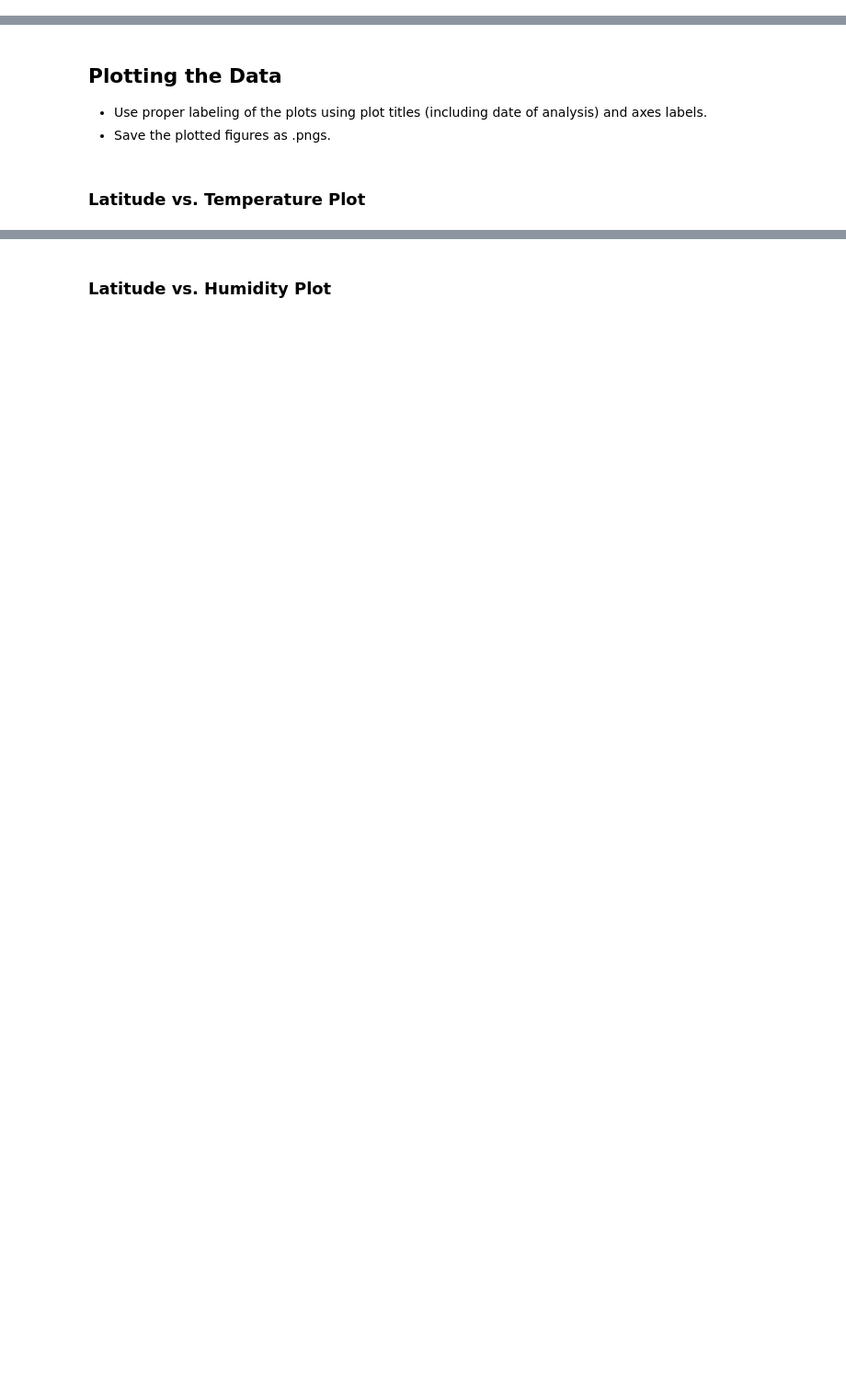
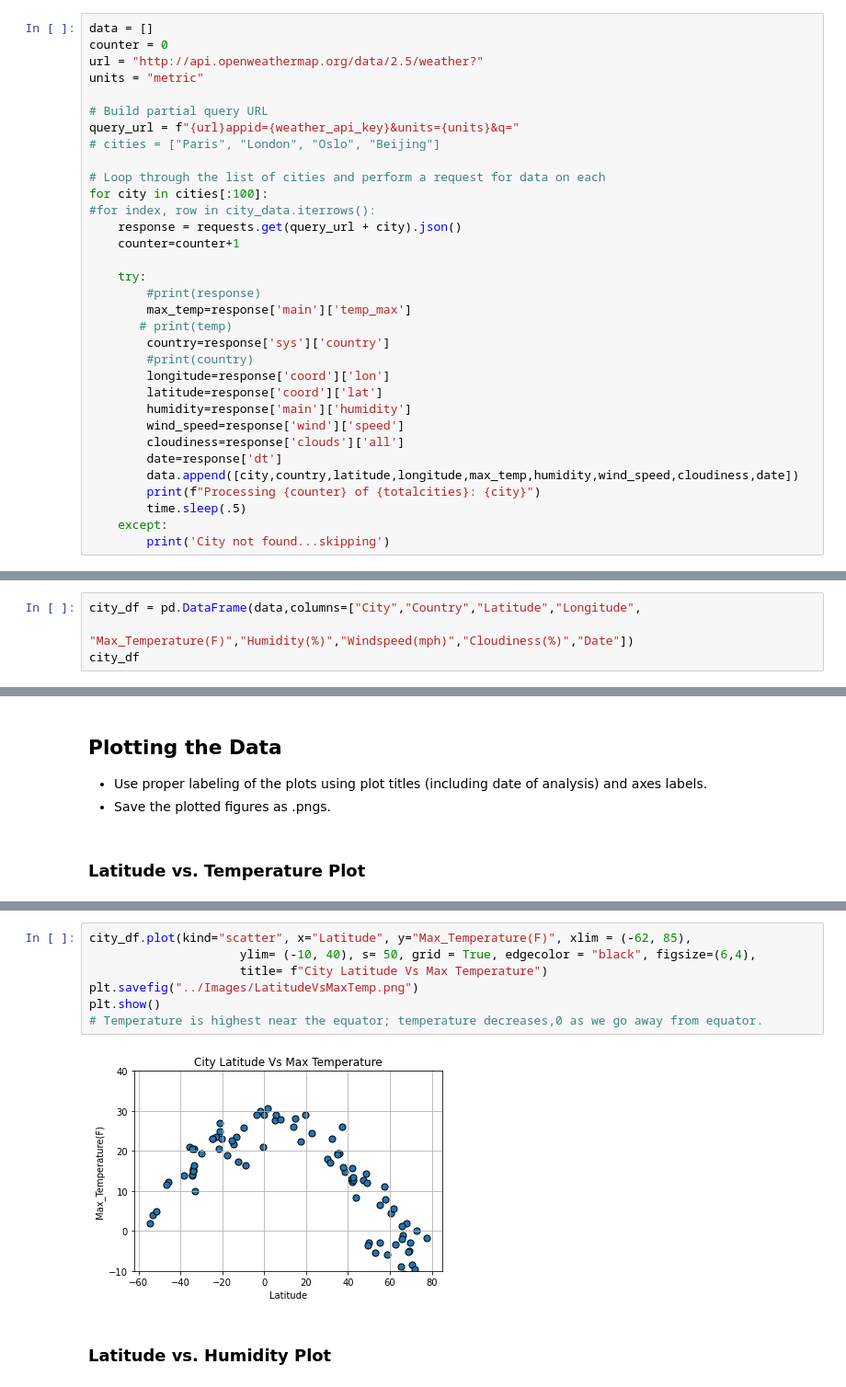
Before and after one commit to shreeniv/python-api-challenge, a Jupyter notebook: starter_code/WeatherPy.ipynb, the cells around one changed output, grey strips where cells are left out. Shown: that part at 92% size. Cells and saved outputs as stored; diff of their text form; blank space fills up the shorter version.

Commit message:
checking in final version of vacation and in progress version of weather

```diff
--- a/starter_code/WeatherPy.ipynb
+++ b/starter_code/WeatherPy.ipynb
@@ -129,0 +85,33 @@ City not found. Skipping..
+# %%
+data = []
+counter = 0
+url = "http://api.openweathermap.org/data/2.5/weather?"
+units = "metric"
+
+# Build partial query URL
+query_url = f"{url}appid={weather_api_key}&units={units}&q="
+# cities = ["Paris", "London", "Oslo", "Beijing"]
+
+# Loop through the list of cities and perform a request for data on each
+for city in cities[:100]:
+#for index, row in city_data.iterrows():
+    response = requests.get(query_url + city).json()
+    counter=counter+1
+
+    try:
+        #print(response)
+        max_temp=response['main']['temp_max']
+       # print(temp)
+        country=response['sys']['country']
+        #print(country)
+        longitude=response['coord']['lon']
+        latitude=response['coord']['lat']
+        humidity=response['main']['humidity']
+        wind_speed=response['wind']['speed']
+        cloudiness=response['clouds']['all']
+        date=response['dt']
+        data.append([city,country,latitude,longitude,max_temp,humidity,wind_speed,cloudiness,date])
+        print(f"Processing {counter} of {totalcities}: {city}")
+        time.sleep(.5)
+    except:
+        print('City not found...skipping')
@@ -129,0 +136,4 @@ City not found. Skipping..
+# %%
+city_df = pd.DataFrame(data,columns=["City","Country","Latitude","Longitude",
+                                     "Max_Temperature(F)","Humidity(%)","Windspeed(mph)","Cloudiness(%)","Date"])
+city_df
@@ -171,2 +178,11 @@ dtype: int64
+# %%
+city_df.plot(kind="scatter", x="Latitude", y="Max_Temperature(F)", xlim = (-62, 85),
+                     ylim= (-10, 40), s= 50, grid = True, edgecolor = "black", figsize=(6,4),
+                     title= f"City Latitude Vs Max Temperature")
+plt.savefig("../Images/LatitudeVsMaxTemp.png")
+plt.show()
+# Temperature is highest near the equator; temperature decreases,0 as we go away from equator.
+# %% [output]
+[figure, added]
 # %% [markdown]
 ### Latitude vs. Humidity Plot
```
Also changed, not shown: parts of 24 cells of this notebook, 6 other files.
